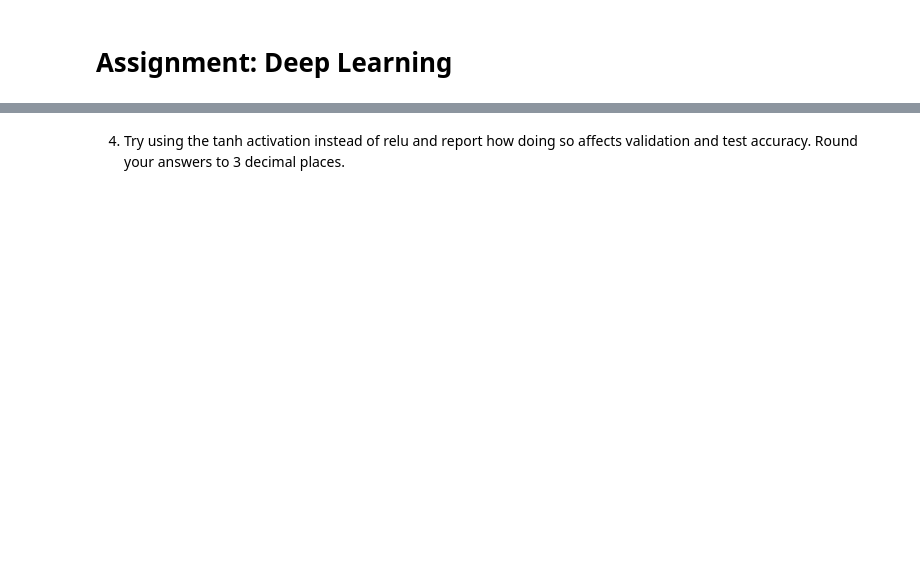
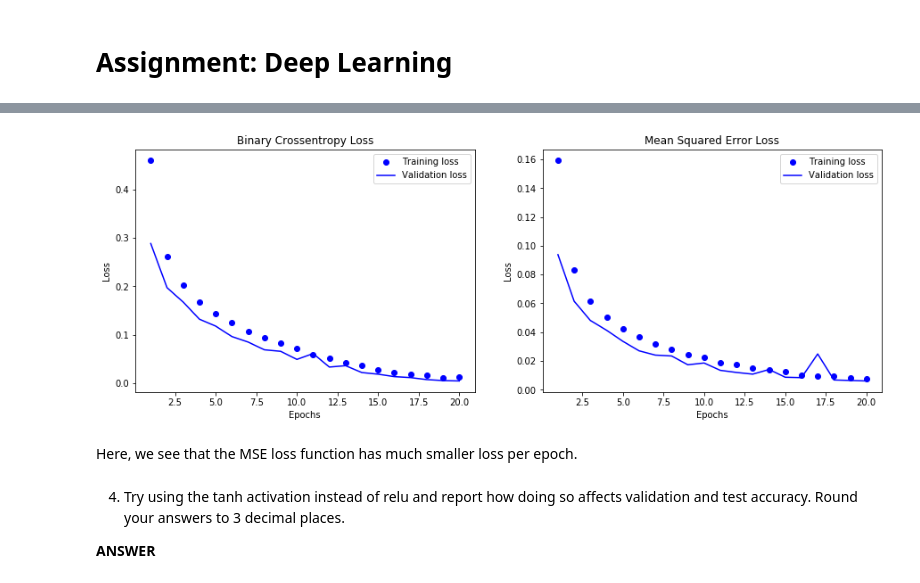
Before and after one commit to tnorlund/AdvMLHW1, a Jupyter notebook: Homework.ipynb, the cells around one changed output, grey strips where cells are left out. Drawn from its saved outputs; the diff is of its cells as text; code cells hidden in the pictures; blank space fills up the shorter version.

```diff
--- a/Homework.ipynb
+++ b/Homework.ipynb
@@ -19,3 +161,48 @@ You will perform the following experiments and compare the performance to the mo
+# %%
+model1 = models.Sequential()
+model1.add(layers.Dense(16, activation="relu", input_shape=(10_000,)))
+model1.add(layers.Dense(16, activation="relu"))
+model1.add(layers.Dense(1, activation="sigmoid"))
+model1.compile(
+    optimizer=optimizers.RMSprop(lr=0.001),
+    loss="binary_crossentropy",
+    metrics=["accuracy"]
+)
+model2 = models.Sequential()
+model2.add(layers.Dense(16, activation="relu", input_shape=(10_000,)))
+model2.add(layers.Dense(16, activation="relu"))
+model2.add(layers.Dense(1, activation="sigmoid"))
+model2.compile(
+    optimizer=optimizers.RMSprop(lr=0.001),
+    loss="mean_squared_error",
+    metrics=["accuracy"]
+)
+compare_plots(
+    model1.fit(
+        x_train,
+        y_train,
+        epochs=20,
+        batch_size=512,
+        validation_data=(x_val, y_val),
+        verbose=0
+    ),
+    model2.fit(
+        x_train,
+        y_train,
+        epochs=20,
+        batch_size=512,
+        validation_data=(x_val, y_val),
+        verbose=0
+    ),
+    title1="Binary Crossentropy Loss",
+    title2="Mean Squared Error Loss"
+)
+# %% [output]
+[figure, added]
+# %% [markdown]
+Here, we see that the MSE loss function has much smaller loss per epoch.
 # %% [markdown]
 4. Try using the tanh activation instead of relu and report how doing so affects validation and test accuracy.
 Round your answers to 3 decimal places.
+
+**ANSWER**
```
Also changed, not shown: parts of 23 cells of this notebook, 5 other files.
